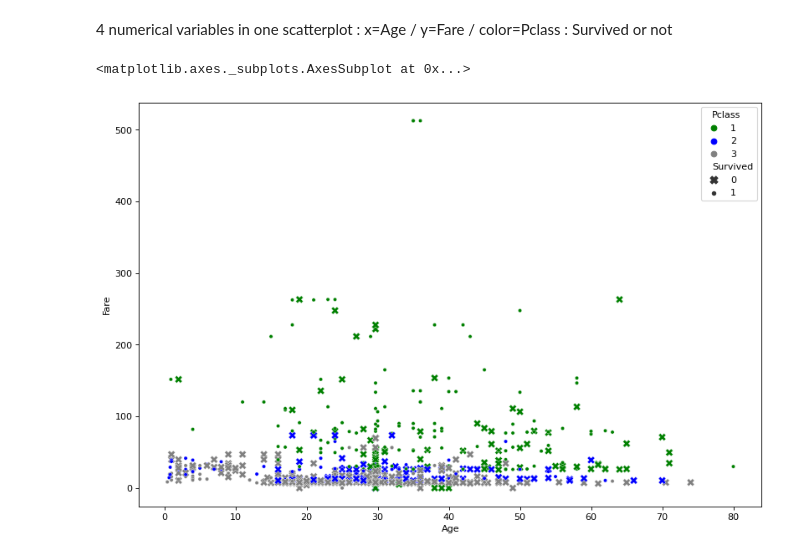
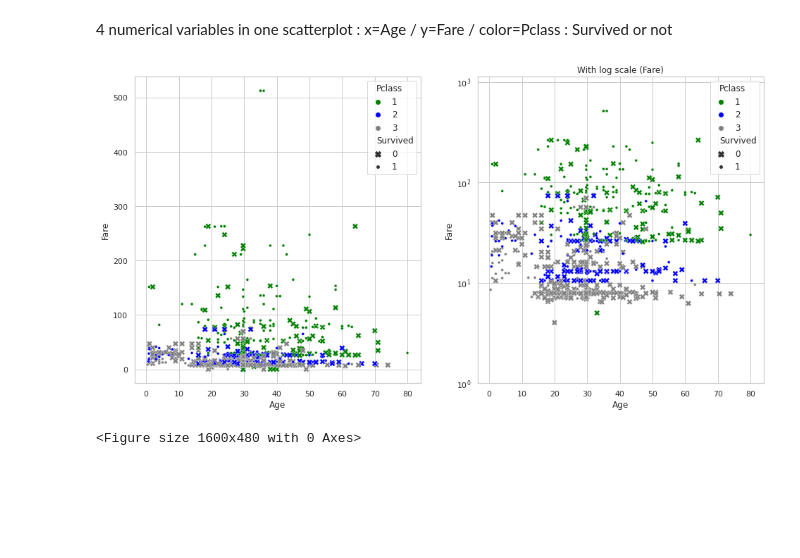
Before and after one commit to yannick42/notebooks, a Jupyter notebook: _notebooks/2022-04-24-Titanic_dataset.ipynb, the cells around one changed output. Cells and saved outputs as stored; diff of their text form; code cells hidden in the pictures; blank space fills up the shorter version.

```diff
--- a/_notebooks/2022-04-24-Titanic_dataset.ipynb
+++ b/_notebooks/2022-04-24-Titanic_dataset.ipynb
@@ -171,26 +171,49 @@ plt.tight_layout()
 # %%
 #collapse-hide
 
 from matplotlib.pyplot import figure
 import seaborn as sns
 
-figure(figsize=(12, 8), dpi=80)
+fig, ax = plt.subplots(1, 2, figsize=(16,8))
+
+sns.set(style="whitegrid")
+
+figure(figsize=(20, 6), dpi=80)
 
 markers = {0: "X", 1: "o"}
 sns.scatterplot(
+    ax=ax[0],
+    data=df,
+    x="Age",
+    y="Fare",
+    hue="Pclass",
+    palette=['green','blue','grey'],
+    style="Survived",
+    size="Survived",
+    sizes=(15, 65),
+    markers=markers
+)
+
+# same with log scale
+s = sns.scatterplot(
+    ax=ax[1],
     data=df,
     x="Age",
     y="Fare",
     hue="Pclass",
     palette=['green','blue','grey'],
     style="Survived",
     size="Survived",
     sizes=(15, 65),
     markers=markers
 );
+s.set_yscale("log")
+s.set_title("With log scale (Fare)")
+ticks = [1, 10, 100, 1000]
+s.set_yticks(ticks);
 # %% [output]
+[figure, new version]
-<matplotlib.axes._subplots.AxesSubplot at 0x...>
+<Figure size 1600x480 with 0 Axes>
-[figure, old version]
 # %%
 fig, ax = plt.subplots(1, 2, figsize=(16,8))
 
```
Also changed, not shown: parts of 5 cells of this notebook.
